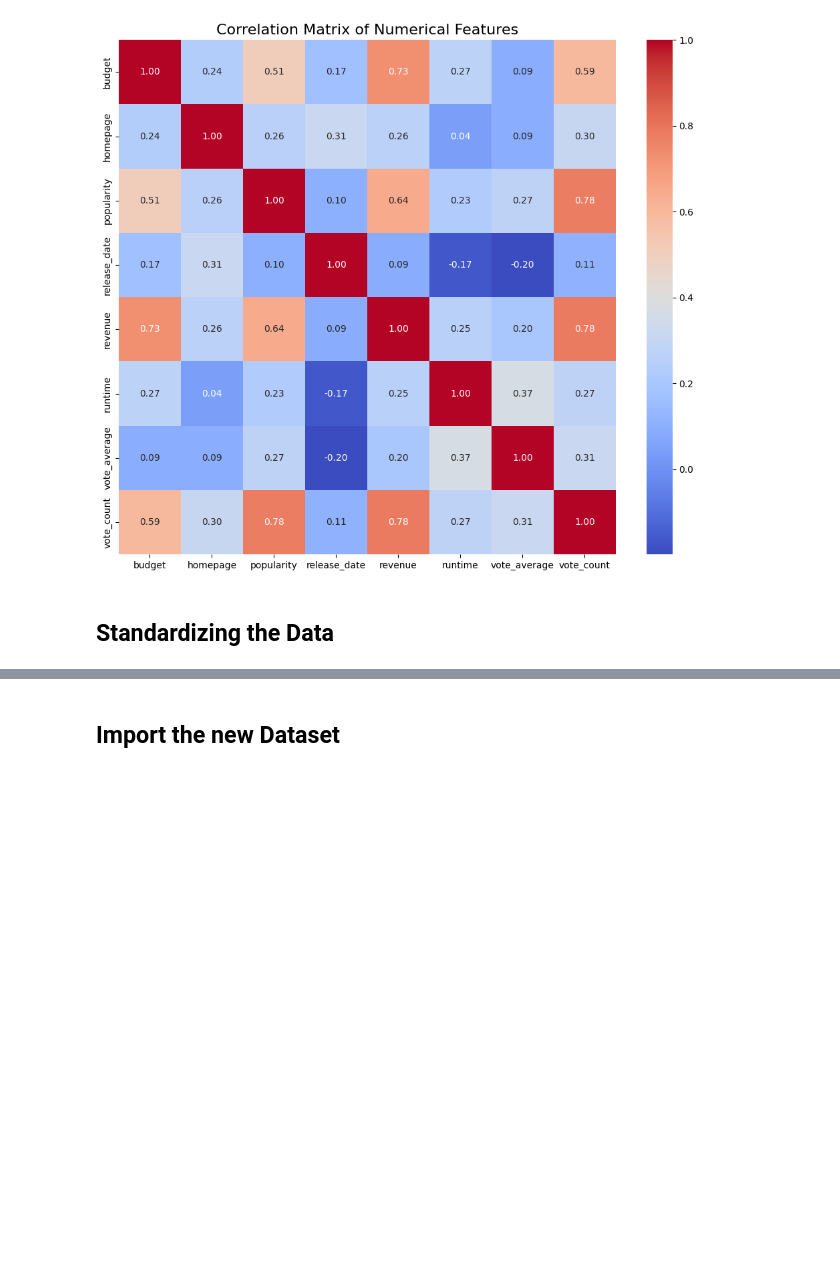
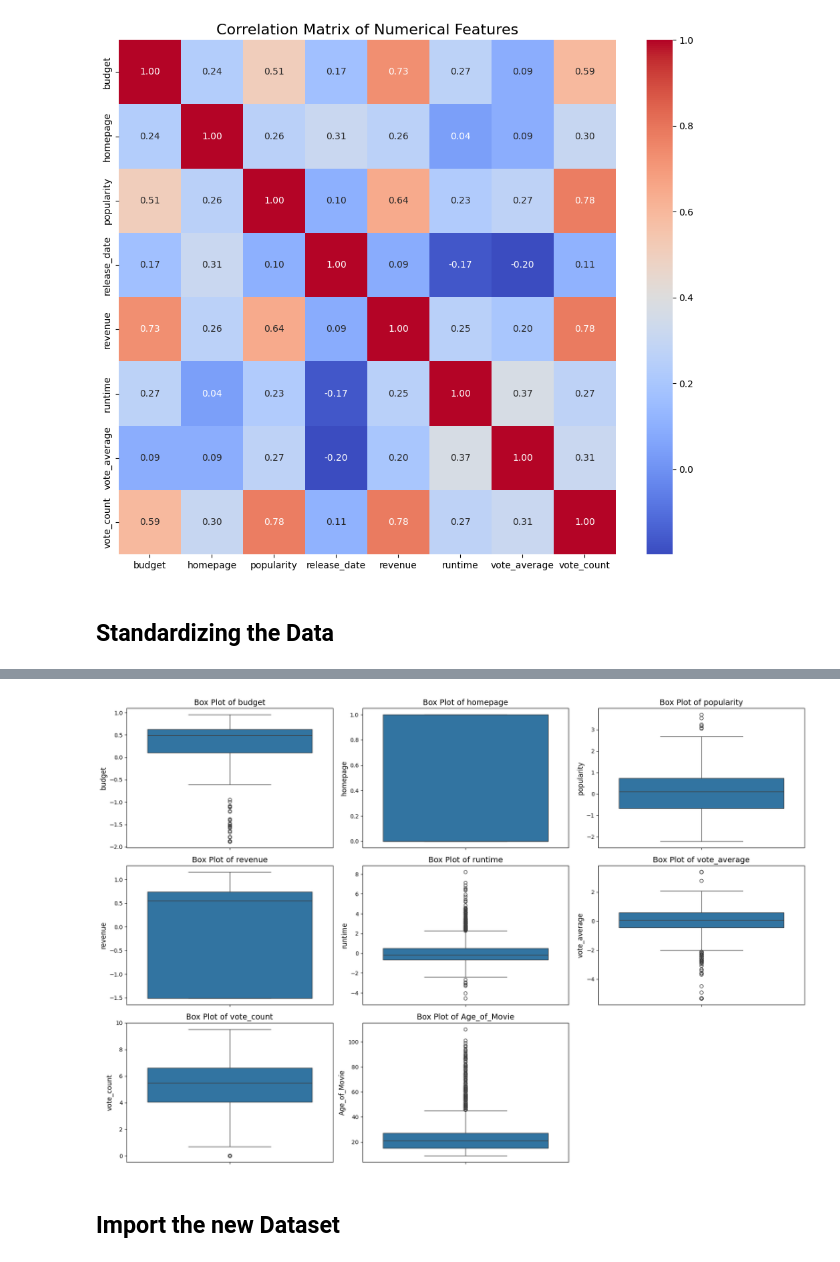
Before and after one commit to leonnmarcoo/CCADMACL_COM232_PROJECT, a Jupyter notebook: eda.ipynb, the cells around one changed output, grey strips where cells are left out. Drawn from its saved outputs; the diff is of its cells as text; code cells hidden in the pictures; blank space fills up the shorter version.

```diff
--- a/eda.ipynb
+++ b/eda.ipynb
@@ -113,3 +140,17 @@ df.head()
+# %%
+numerical_features = ['budget', 'homepage', 'popularity', 'revenue', 'runtime', 'vote_average', 'vote_count', 'Age_of_Movie']
+
+plt.figure(figsize=(18, 12))
+for i, col in enumerate(numerical_features):
+    plt.subplot(3, 3, i + 1)
+    sns.boxplot(y=df[col])
+    plt.title(f'Box Plot of {col}', fontsize=14)
+    plt.ylabel(col, fontsize=12)
+
+plt.tight_layout()
+plt.show()
+# %% [output]
+[figure, added]
 # %% [markdown]
 ## **Import the new Dataset**
 # %%
```
Also changed, not shown: parts of 6 cells of this notebook.
